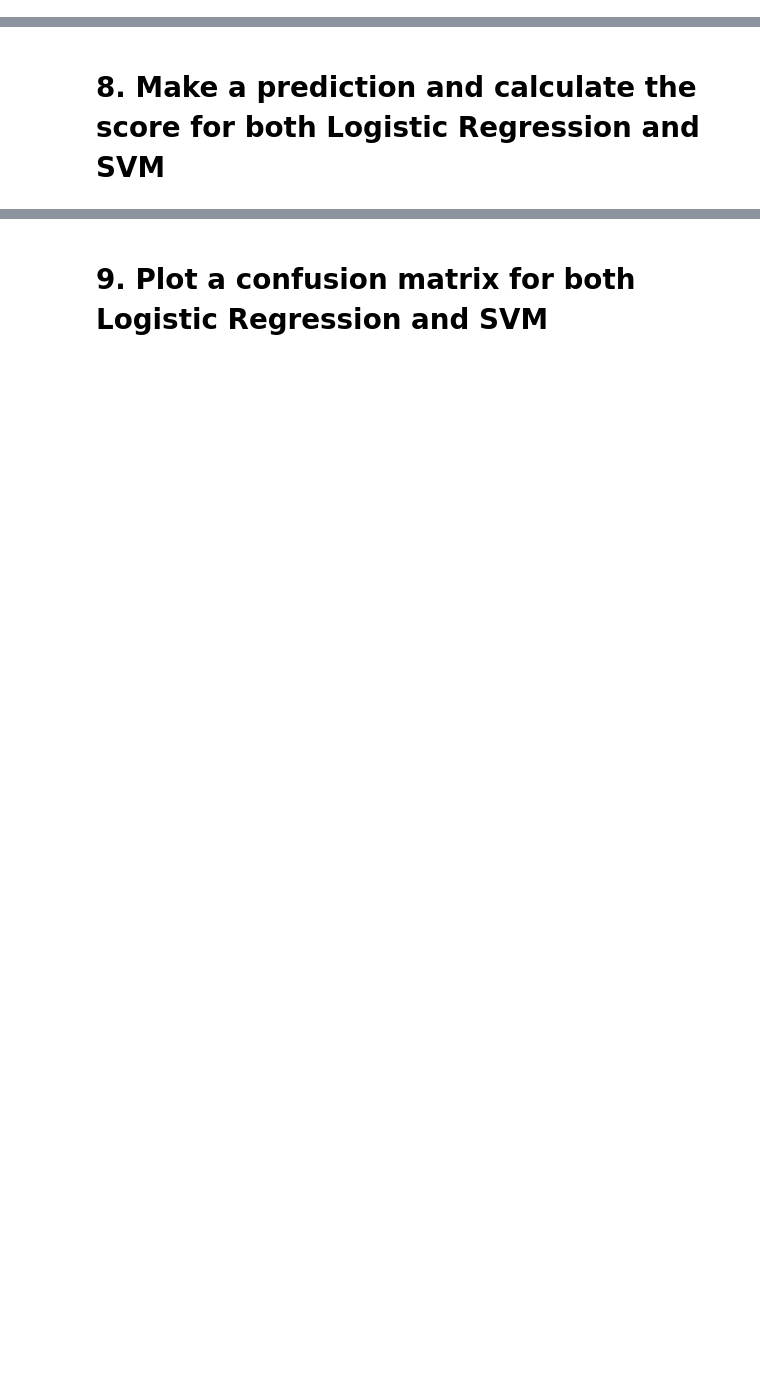
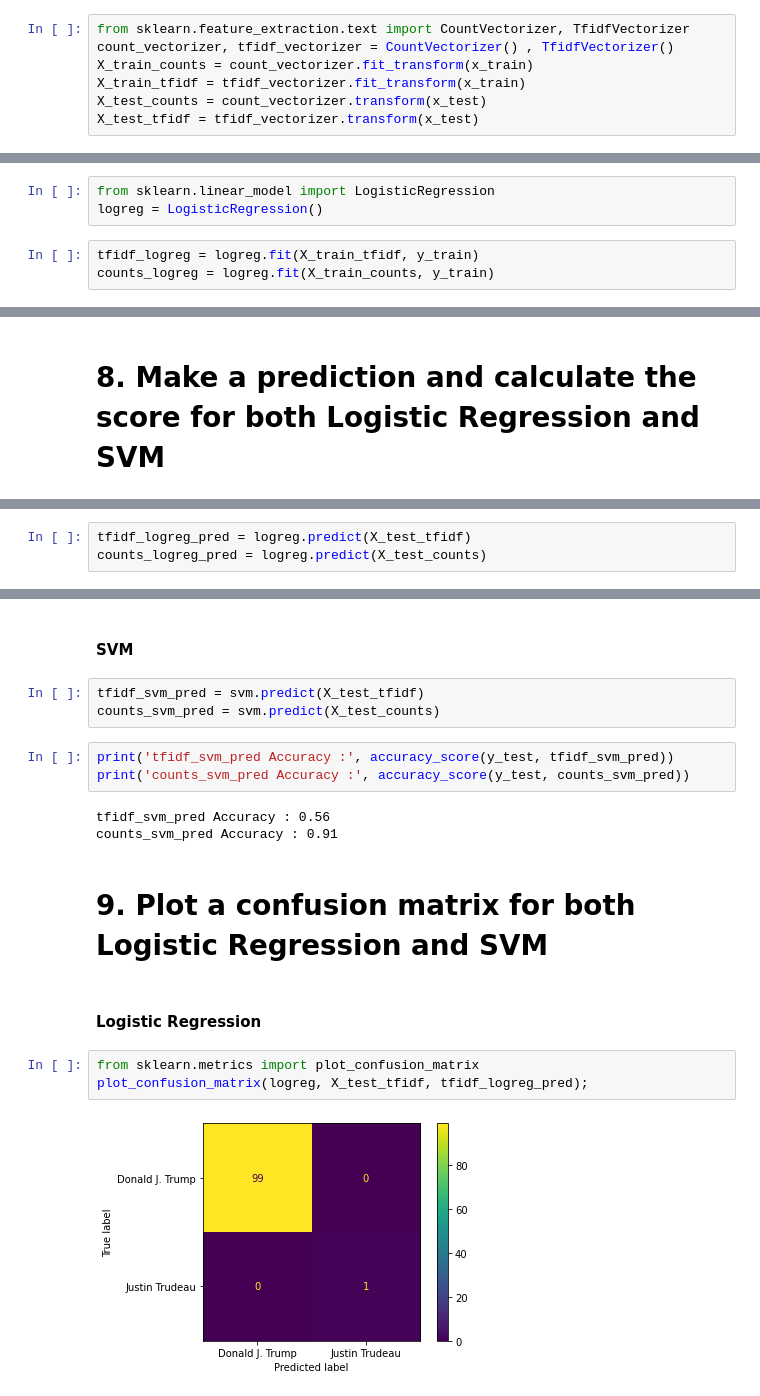
Before and after one commit to Tuwaiq-Data-Science-Bootcamp-V4/SVM-Lab1, a Jupyter notebook: SVM_Assignment.ipynb, the cells around one changed output, grey strips where cells are left out. Drawn from its saved outputs; the diff is of its cells as text; blank space fills up the shorter version.

```diff
--- a/SVM_Assignment.ipynb
+++ b/SVM_Assignment.ipynb
@@ -14,10 +40,23 @@
 # 5. Vectorize the tweets
 
 - Note : Read about CountVectorizer and TfidfVectorizer methods and use them in training and testing dataset.
+# %%
+from sklearn.feature_extraction.text import CountVectorizer, TfidfVectorizer
+count_vectorizer, tfidf_vectorizer = CountVectorizer() , TfidfVectorizer()
+X_train_counts = count_vectorizer.fit_transform(x_train)
+X_train_tfidf = tfidf_vectorizer.fit_transform(x_train)
+X_test_counts = count_vectorizer.transform(x_test)
+X_test_tfidf = tfidf_vectorizer.transform(x_test)
 # %% [markdown]
 # 6. Train a Logistic Regression model
 
 - Build and train two models, the first by using the tfidf data, and the second by using count vectorize data.
+# %%
+from sklearn.linear_model import LogisticRegression
+logreg = LogisticRegression()
+# %%
+tfidf_logreg = logreg.fit(X_train_tfidf, y_train)
+counts_logreg = logreg.fit(X_train_counts, y_train)
 # %% [markdown]
 # 7. Train a SVM model
 
@@ -26,0 +74,3 @@
+# %%
+tfidf_logreg_pred = logreg.predict(X_test_tfidf)
+counts_logreg_pred = logreg.predict(X_test_counts)
@@ -27,2 +84,20 @@
+# %% [markdown]
+#### SVM
+# %%
+tfidf_svm_pred = svm.predict(X_test_tfidf)
+counts_svm_pred = svm.predict(X_test_counts)
+# %%
+print('tfidf_svm_pred Accuracy :', accuracy_score(y_test, tfidf_svm_pred))
+print('counts_svm_pred Accuracy :', accuracy_score(y_test, counts_svm_pred))
+# %% [output]
+tfidf_svm_pred Accuracy : 0.56
+counts_svm_pred Accuracy : 0.91
 # %% [markdown]
 # 9. Plot a confusion matrix for both Logistic Regression and SVM
+# %% [markdown]
+#### Logistic Regression
+# %%
+from sklearn.metrics import plot_confusion_matrix
+plot_confusion_matrix(logreg, X_test_tfidf, tfidf_logreg_pred);
+# %% [output]
+[figure, added]
```
Also changed, not shown: parts of 13 cells of this notebook.
